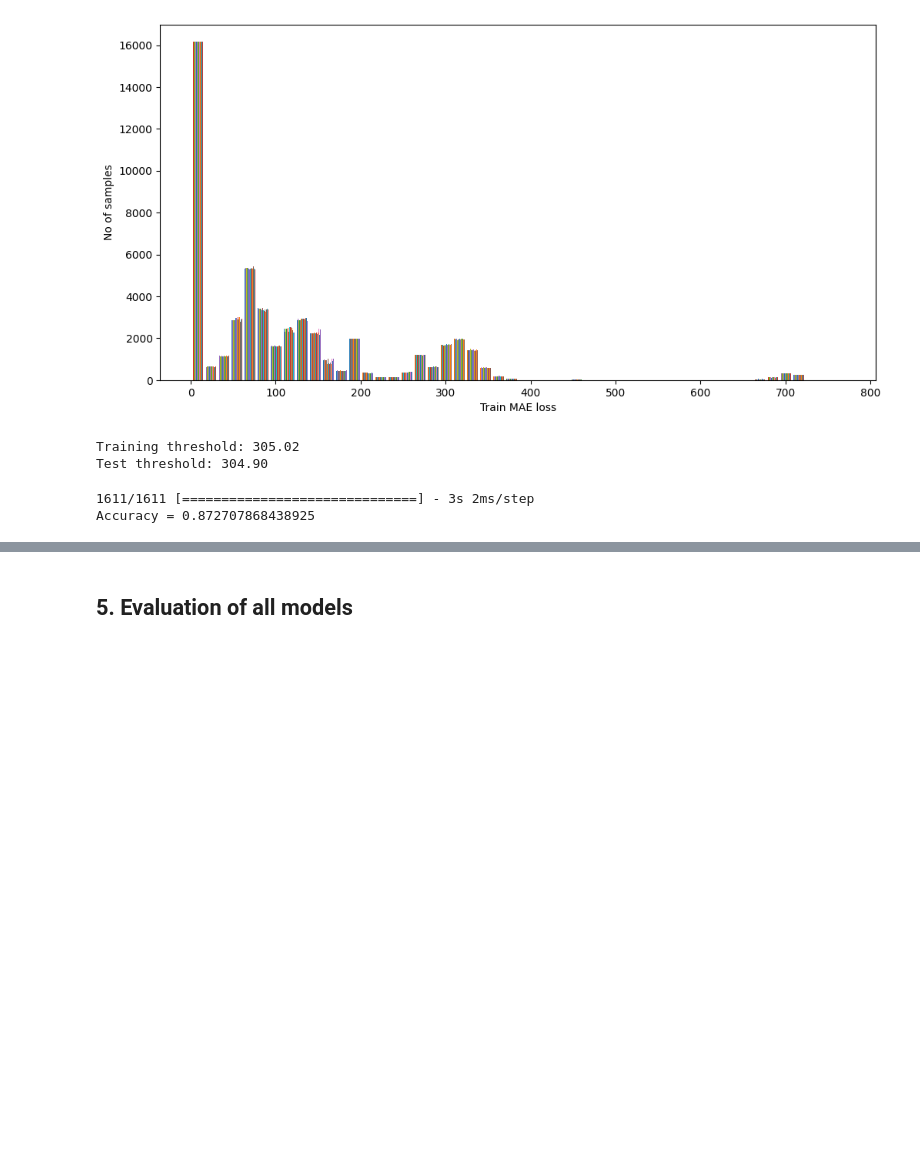
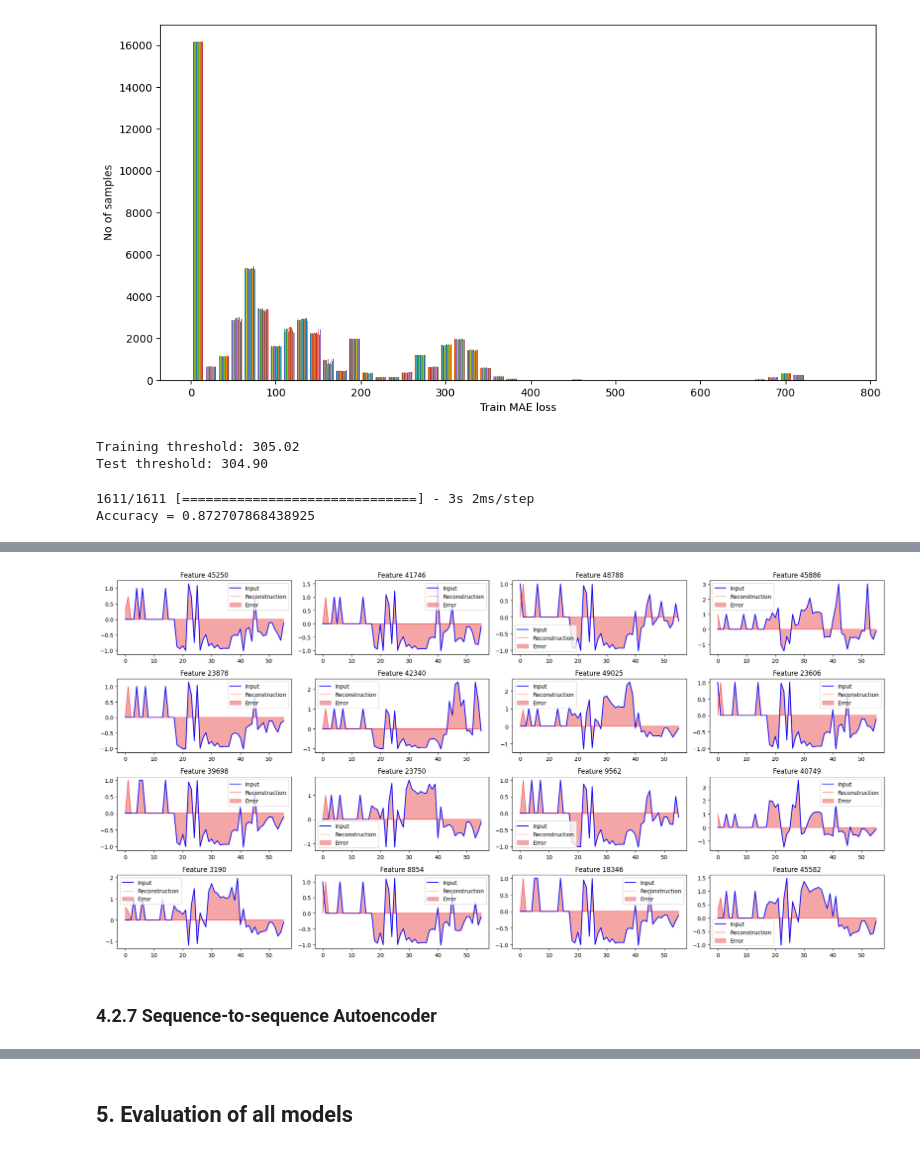
Before and after one commit to aKravtschenko/DEEPL-Autoencoder, a Jupyter notebook: new_autoencoder.ipynb, the cells around one changed output, grey strips where cells are left out. Saved outputs shown, nothing was run; the diff lists cells and outputs as text; code cells hidden in the pictures; blank space fills up the shorter version.

Commit message:
vae+sparse

```diff
--- a/new_autoencoder.ipynb
+++ b/new_autoencoder.ipynb
@@ -823,3 +824,6 @@ LEARNING_RATE = 0.001
+# %%
+SPARSITY_WEIGHT = 0.0001  # Used for Sparse autoencoder: default 0.0001
+MODEL_NAME = "VAE_1"
 # %%
 # Helper function to calculate the accuracy
 def evaluate_model(model, X, y_true, print_output=True):
@@ -1424,0 +1584,6 @@ decoded_data = decoder_model.predict(encoded_data)
+# %%
+start = time.time()
+history = model_sparse.fit(X_train_reshaped, y_train, epochs=EPOCHS, batch_size=BATCH_SIZE, verbose=2) # Training model
+#history = model_sparse.fit(X_train_reshaped, X_train_reshaped, epochs=EPOCHS, batch_size=BATCH_SIZE, validation_data=(X_test_reshaped, X_test_reshaped))
+end_train = time.time()
+accuracy, recall, precision, f1, end_predict = evaluate_model(model_sparse, X_test_reshaped, y_test, True) # Testing model
@@ -1424,0 +1631,22 @@ decoded_data = decoder_model.predict(encoded_data)
+# %%
+encoded_data = model_sparse.encoder(X_test_reshaped).numpy()
+decoded_data = model_sparse.decoder(encoded_data).numpy()
+
+total_subplots = 16
+selected_features = random.sample(range(X_test_reshaped.shape[0]), total_subplots)
+
+plt.figure(figsize=(20, 10))
+for idx, feature_idx in enumerate(selected_features):
+    plt.subplot(4, 4, idx + 1)
+    plt.plot(X_test_reshaped[idx, 0], 'b')
+    plt.plot(decoded_data[idx, 0], 'r', linewidth=0.5)
+    plt.fill_between(np.arange(TOTAL_FEATURES), decoded_data[idx, 0], X_test_reshaped[idx, 0], color='lightcoral', alpha=0.7)
+    plt.title(f'Feature {feature_idx + 1}')
+    plt.legend(labels=["Input", "Reconstruction", "Error"])
+
+plt.tight_layout()
+plt.show()
+# %% [output]
+[figure, added]
+# %% [markdown]
+### 4.2.7 Sequence-to-sequence Autoencoder
```
Also changed, not shown: parts of 43 cells of this notebook, 6 other files.
